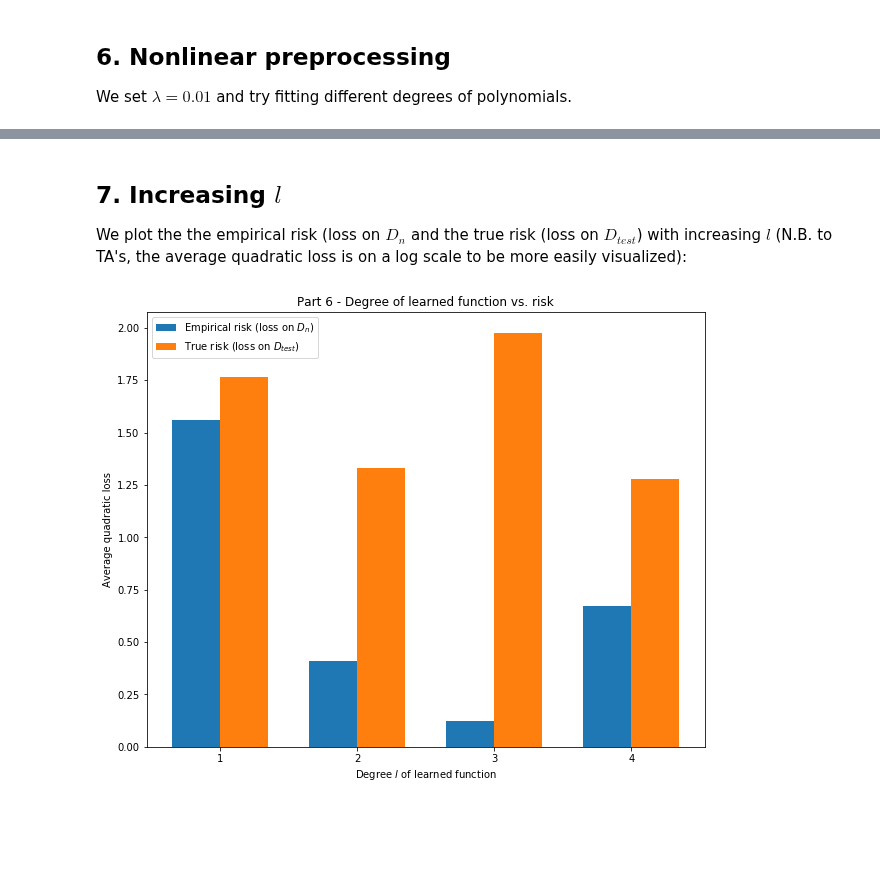
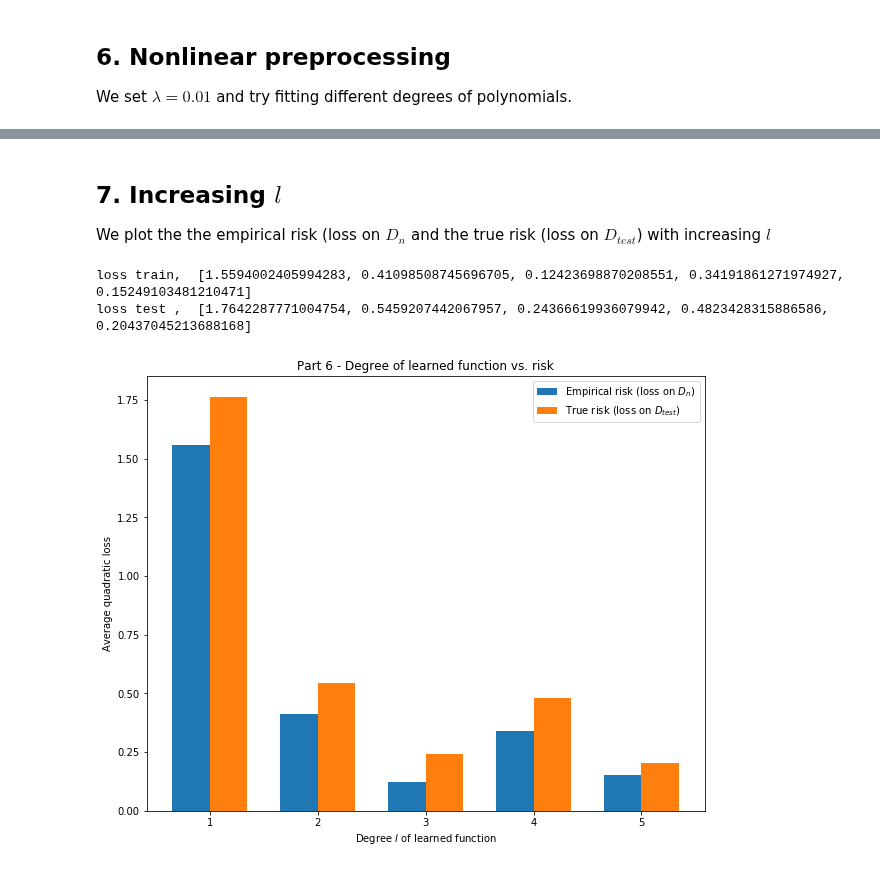
Before and after one commit to violetguos/ift6390, a Jupyter notebook: Homework 2/Practical.ipynb, the cells around one changed output, grey strips where cells are left out. Drawn from its saved outputs; the diff is of its cells as text; code cells hidden in the pictures; blank space fills up the shorter version.

Commit message:
try to finalize plot -5 to 5 vs -10 to 10

```diff
--- a/Homework 2/Practical.ipynb
+++ b/Homework 2/Practical.ipynb
@@ -293,36 +278,50 @@ learned func before sum: [[-1.90615731]
 # %% [markdown]
 ## 7. Increasing $l$
 
-We plot the the empirical risk (loss on $D_{n}$ and the true risk (loss on $D_{test}$) with increasing $l$ (N.B. to TA's, the average quadratic loss is on a log scale to be more easily visualized):
+We plot the the empirical risk (loss on $D_{n}$ and the true risk (loss on $D_{test}$) with increasing $l$
 # %%
 # Already got training loss, so now get testing loss:
 lossArr_test = []
+
+
 for k in kDegreeArr:
     # Get the function
+    dataDtestM = []
+    for data in dataDtest[0]:
+        dataDtestM.append(to_map(data, k))
+    dataDtestM = np.array(dataDtestM)
+
     learnedFunc = []
-    for point in dataDtest[0]:
+    for point in dataDtestM:
+        #print(learned_param[k-1])
         learnedFunc.append(np.dot(learned_param[k-1][0], point) + learned_param[k-1][1])
+        learnedFunc
     learnedFunc = np.array(learnedFunc)
-    if k != 1:
-        learnedFunc = np.sum(learnedFunc, axis = 1)
+    #if k != 1:
+    #    learnedFunc = np.sum(learnedFunc, axis = 1)
+    #learnedFunc = np.sum(learnedFunc, axis = 1)
 
     # Calculate test error
     loss = np.mean((learnedFunc - dataDtest[1])**2)
     lossArr_test.append(loss)
 
+print("loss train, " ,lossArr_train)
+print("loss test , ", lossArr_test)
 # Plot training and test error
 ind = np.arange(len(kDegreeArr))
 width = 0.35
 
 plt.bar(ind, np.array(lossArr_train), width, label="Empirical risk (loss on $D_{n}$)")
 plt.bar(ind + width, np.array(lossArr_test), width, label="True risk (loss on $D_{test}$)")
 plt.xlabel("Degree $l$ of learned function")
 plt.ylabel("Average quadratic loss")
 plt.title("Part 6 - Degree of learned function vs. risk")
 
-plt.xticks(ind + width / 2, ('1', '2', '3', '4'))
+plt.xticks(ind + width / 2, ('1', '2', '3', '4', '5'))
 #plt.yscale('log')
 plt.legend(loc='best')
 plt.show()
 # %% [output]
+loss train,  [1.5594002405994283, 0.41098508745696705, 0.12423698870208551, 0.34191861271974927, 0.15249103481210471]
+loss test ,  [1.7642287771004754, 0.5459207442067957, 0.24366619936079942, 0.4823428315886586, 0.20437045213688168]
-[figure, old version]
+[figure, new version]
```
Also changed, not shown: parts of 9 cells of this notebook.
